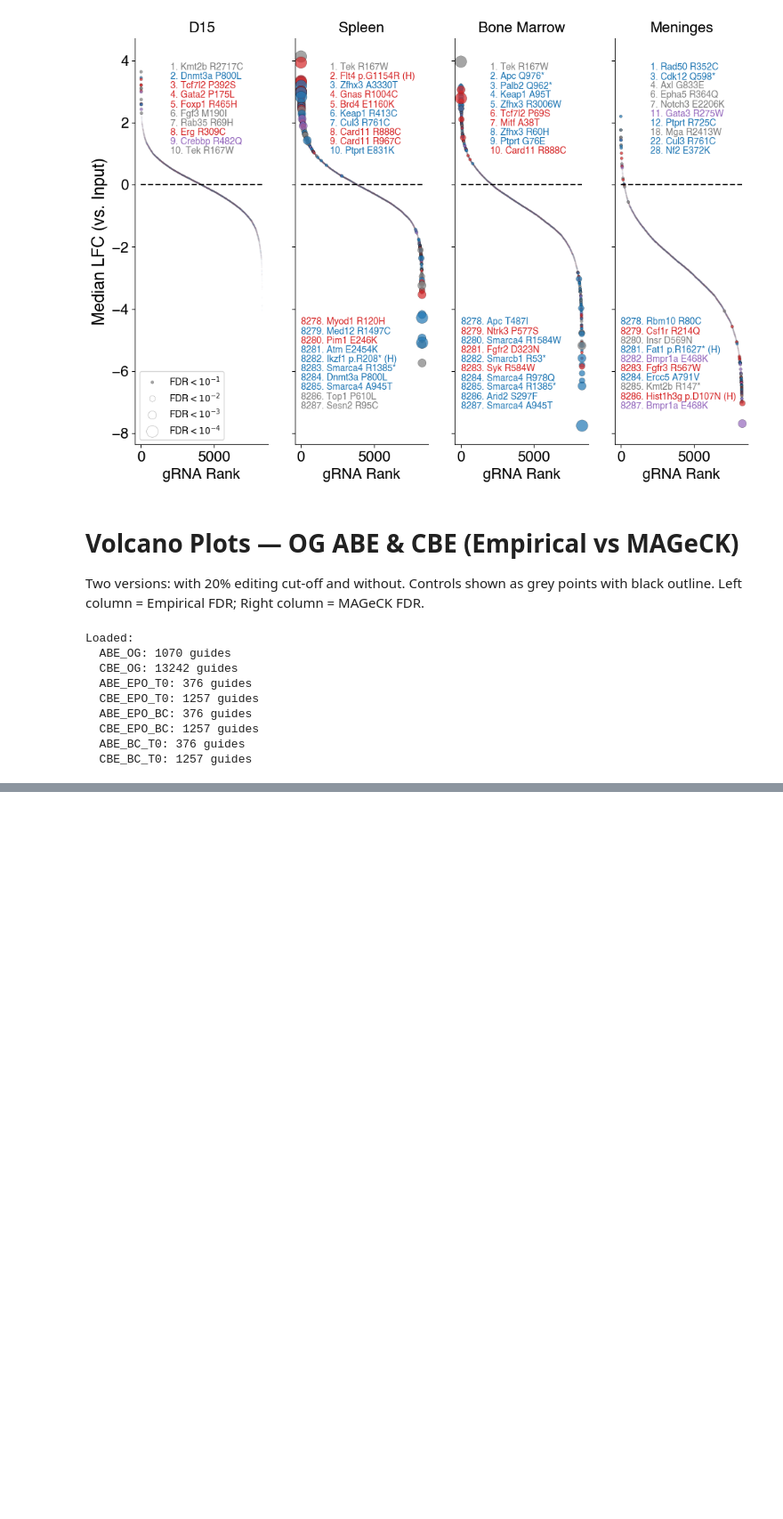
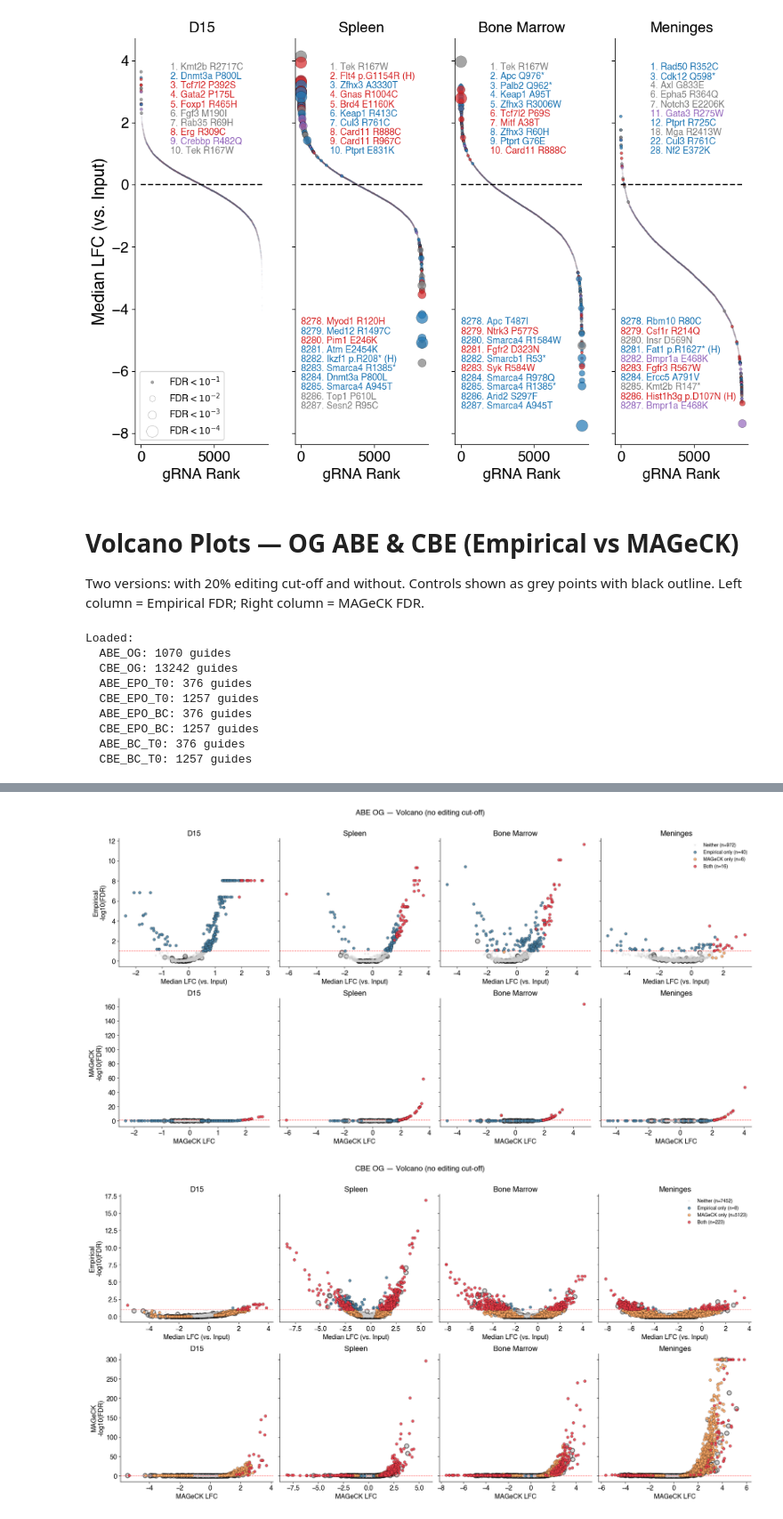
Before and after one commit to kexindon/B-ALL-in-vivo-base-editing, a Jupyter notebook: figure2.ipynb, the cells around one changed output, grey strips where cells are left out. Shown at 89% size. Cells and saved outputs as stored; diff of their text form; code cells hidden in the pictures; blank space fills up the shorter version.

```diff
--- a/figure2.ipynb
+++ b/figure2.ipynb
@@ -982,7 +973,7 @@ cat_colors = {
     'Neither':       '#cccccc',
 }
 
-for editor, df_emp, mag_dict in [('ABE', ABE_LFC_FDR, ABE_mageck), ('CBE', CBE_LFC_FDR, CBE_mageck)]:
+for editor, df_emp, mag_dict in [('ABE', dfs['ABE_OG'], ABE_mageck), ('CBE', dfs['CBE_OG'], CBE_mageck)]:
     ctrl_emp = df_emp[df_emp['classification'] != 'targeting guide'].copy()
     targ_emp = df_emp[df_emp['classification'] == 'targeting guide'].copy()
 
@@ -1018,33 +1009,36 @@ for editor, df_emp, mag_dict in [('ABE', ABE_LFC_FDR, ABE_mageck), ('CBE', CBE_L
                            color='#aaaaaa', edgecolor='black', linewidth=2, s=80, alpha=0.5, zorder=1)
             else:
                 ctrl_mag = pd.merge(ctrl_emp[['gRNA_id', emp_lfc_col]], mag, on='gRNA_id', how='inner')
                 ctrl_mag['nlog10_mag'] = -np.log10(ctrl_mag['mag_FDR'].clip(lower=1e-300))
                 ax.scatter(ctrl_mag['mag_LFC'], ctrl_mag['nlog10_mag'],
                            color='#aaaaaa', edgecolor='black', linewidth=2, s=80, alpha=0.5, zorder=1)
 
             # plot in order: Neither first, then singles, then Both on top
             for cat in ['Neither', 'Empirical only', 'MAGeCK only', 'Both']:
                 sub = merged[merged['category'] == cat]
                 ax.scatter(sub[x_col], sub[y_col],
                            color=cat_colors[cat], edgecolor='black' if cat != 'Neither' else 'none',
                            linewidth=0.3, s=20 if cat == 'Neither' else 35,
                            alpha=0.35 if cat == 'Neither' else 0.85,
                            zorder=2 if cat == 'Neither' else 3 + ['Empirical only','MAGeCK only','Both'].index(cat),
                            label=f'{cat} (n={len(sub)})')
 
             ax.axhline(-np.log10(FDR_cutoff), color='red', linestyle='--', linewidth=1, alpha=0.7)
             ax.set_title(title, fontsize=16)
             ax.spines[['top', 'right']].set_visible(False)
             ax.tick_params(axis='both', which='major', labelsize=14)
             ax.set_xlabel('Median LFC (vs. Input)' if row_idx == 0 else 'MAGeCK LFC', fontsize=14)
             if k == 0:
                 ax.set_ylabel(ylabel, fontsize=14)
             if k == 3 and row_idx == 0:
                 ax.legend(fontsize=10, frameon=False, loc='upper right')
 
     fig.suptitle(f'{editor} OG — Volcano (no editing cut-off)', fontsize=16, y=1.01)
     fig.tight_layout()
     plt.show()
+# %% [output]
+[figure, added]
+[figure, added]
 # %%
 # ── MAGeCK vs Empirical LFC scatter — OG ABE & CBE ───────────────────────
 # x = MAGeCK LFC, y = Empirical median LFC
```
Also changed, not shown: parts of 2 cells of this notebook, 6 other files.
